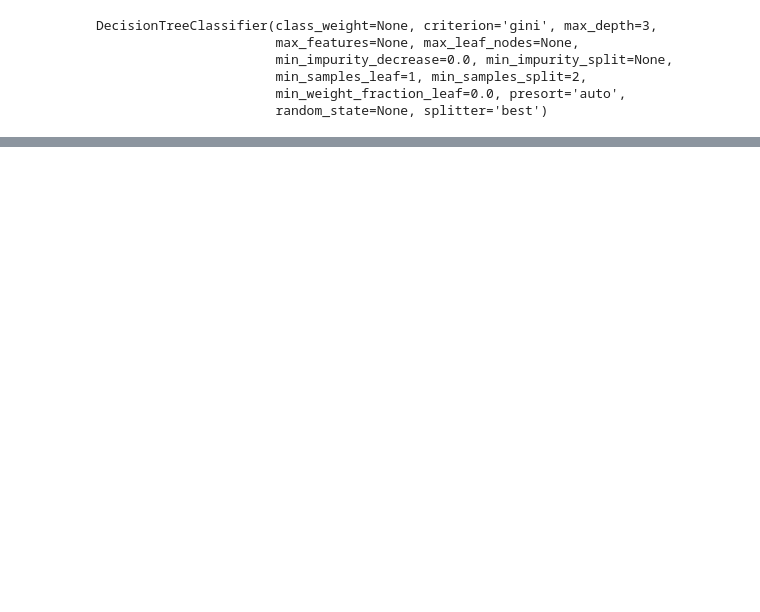
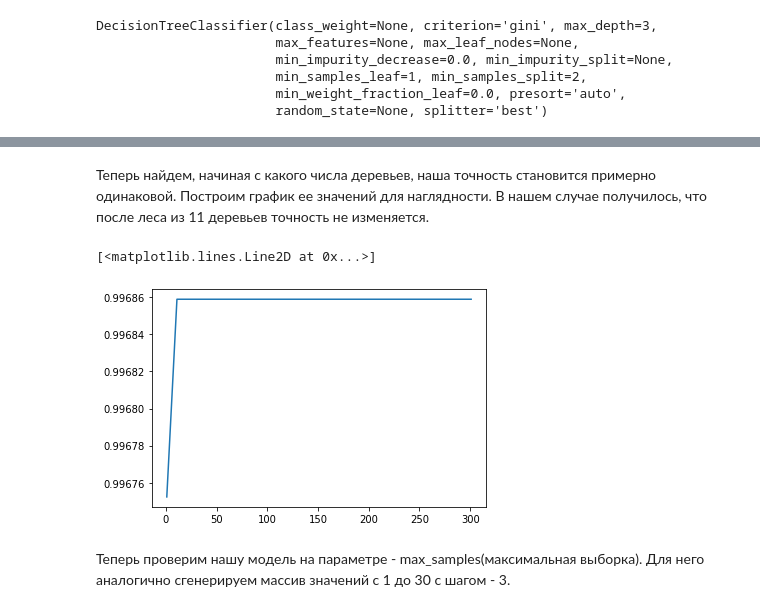
Before and after one commit to NastyaGribanova/DataAnalysis, a Jupyter notebook: projectName/ProjectName.ipynb, the cells around one changed output, grey strips where cells are left out. Cells and saved outputs as stored; diff of their text form; code cells hidden in the pictures; blank space fills up the shorter version.

```diff
--- a/projectName/ProjectName.ipynb
+++ b/projectName/ProjectName.ipynb
@@ -447,0 +462,10 @@ tree.score(X_test, y_test)
+# %%
+trees_grid = [i for i in range(1, 302, 10)]
+
+temp_test_acc = pd.DataFrame(columns=['ntree', 'score'])
+for ntrees in trees_grid:
+    rfc = BaggingClassifier(n_estimators=ntrees, n_jobs=-1, oob_score=True)
+    rfc.fit(X_train, y_train)
+    rfc.score(X_test, y_test)
+    temp_test_acc = temp_test_acc.append({'ntree': ntrees, 'score': rfc.score(X_test, y_test)}, ignore_index=True)
+temp_test_acc
@@ -447,0 +490,9 @@ tree.score(X_test, y_test)
+# %% [markdown]
+Теперь найдем, начиная с какого числа деревьев, наша точность становится примерно одинаковой. Построим график ее значений для наглядности. В нашем случае получилось, что после леса из 11 деревьев точность не изменяется.
+# %%
+plt.plot(temp_test_acc['ntree'], temp_test_acc['score'])
+# %% [output]
+[<matplotlib.lines.Line2D at 0x...>]
+[figure, added]
+# %% [markdown]
+Теперь проверим нашу модель на параметре - max_samples(максимальная выборка). Для него аналогично сгенерируем массив значений с 1 до 30 с шагом - 3.
```
Also changed, not shown: parts of 41 cells of this notebook.
